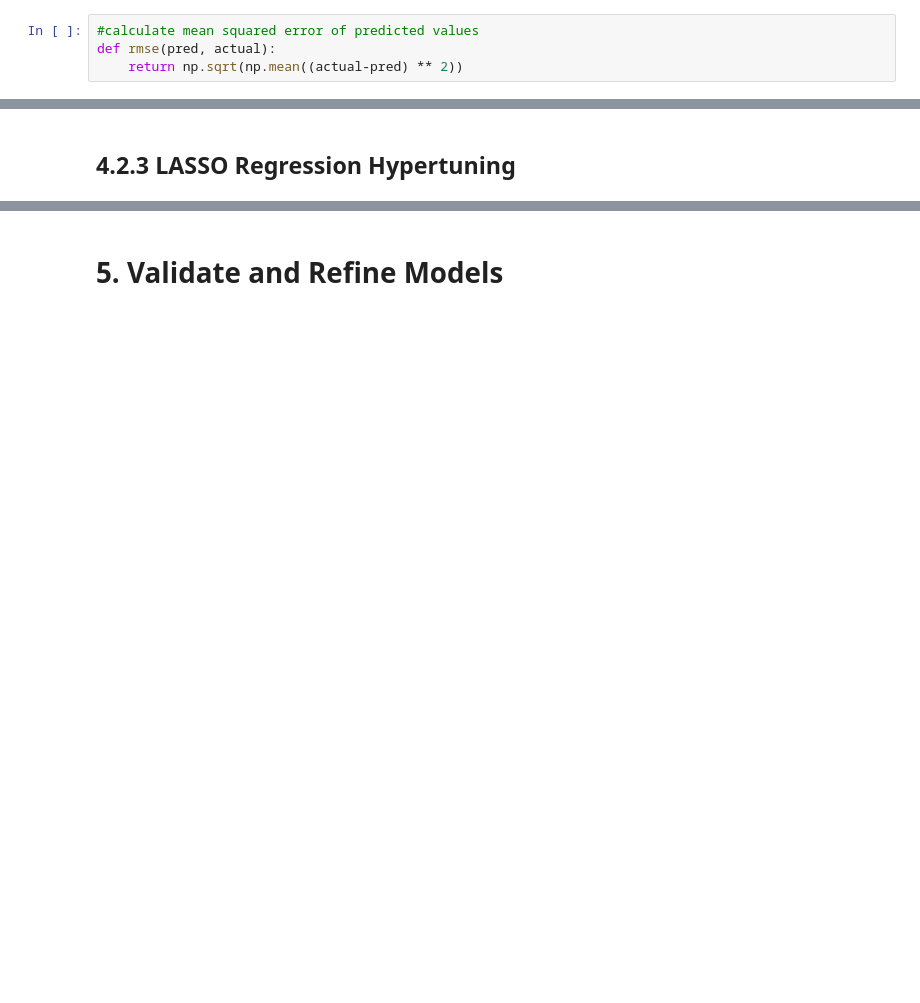
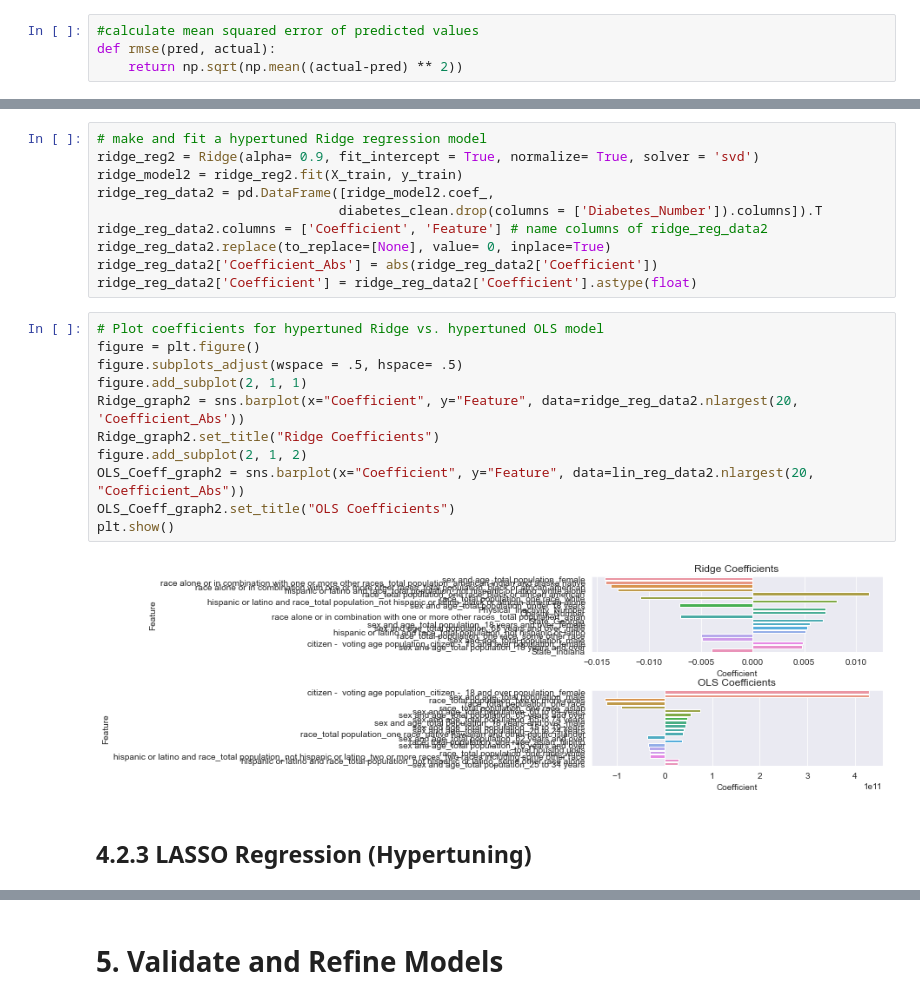
Before and after one commit to aramburoc/CSS_Project2_Group1, a Jupyter notebook: Project 2 Students_mj_1021.ipynb, the cells around one changed output, grey strips where cells are left out. Saved outputs shown, nothing was run; the diff lists cells and outputs as text; blank space fills up the shorter version.

```diff
--- a/Project 2 Students_mj_1021.ipynb
+++ b/Project 2 Students_mj_1021.ipynb
@@ -587,5 +606,28 @@ Validation RMSE 0.0196648338911471
+# %%
+# make and fit a hypertuned Ridge regression model
+ridge_reg2 = Ridge(alpha= 0.9, fit_intercept = True, normalize= True, solver = 'svd')
+ridge_model2 = ridge_reg2.fit(X_train, y_train)
+ridge_reg_data2 = pd.DataFrame([ridge_model2.coef_,
+                               diabetes_clean.drop(columns = ['Diabetes_Number']).columns]).T
+ridge_reg_data2.columns = ['Coefficient', 'Feature'] # name columns of ridge_reg_data2
+ridge_reg_data2.replace(to_replace=[None], value= 0, inplace=True)
+ridge_reg_data2['Coefficient_Abs'] = abs(ridge_reg_data2['Coefficient'])
+ridge_reg_data2['Coefficient'] = ridge_reg_data2['Coefficient'].astype(float)
+# %%
+# Plot coefficients for hypertuned Ridge vs. hypertuned OLS model
+figure = plt.figure()
+figure.subplots_adjust(wspace = .5, hspace= .5)
+figure.add_subplot(2, 1, 1)
+Ridge_graph2 = sns.barplot(x="Coefficient", y="Feature", data=ridge_reg_data2.nlargest(20, 'Coefficient_Abs'))
+Ridge_graph2.set_title("Ridge Coefficients")
+figure.add_subplot(2, 1, 2)
+OLS_Coeff_graph2 = sns.barplot(x="Coefficient", y="Feature", data=lin_reg_data2.nlargest(20, "Coefficient_Abs"))
+OLS_Coeff_graph2.set_title("OLS Coefficients")
+plt.show()
+# %% [output]
+[figure, added]
 # %% [markdown]
-## 4.2.3 LASSO Regression Hypertuning
+## 4.2.3 LASSO Regression (Hypertuning)
 # %%
 #LASSO regression
 
```
Also changed, not shown: parts of 46 cells of this notebook.
